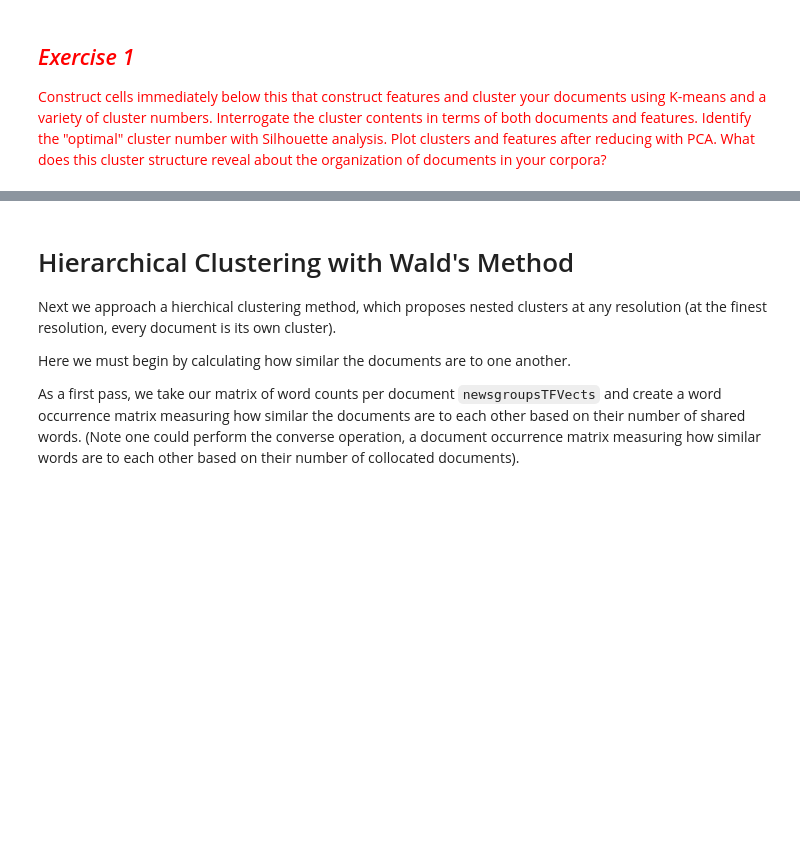
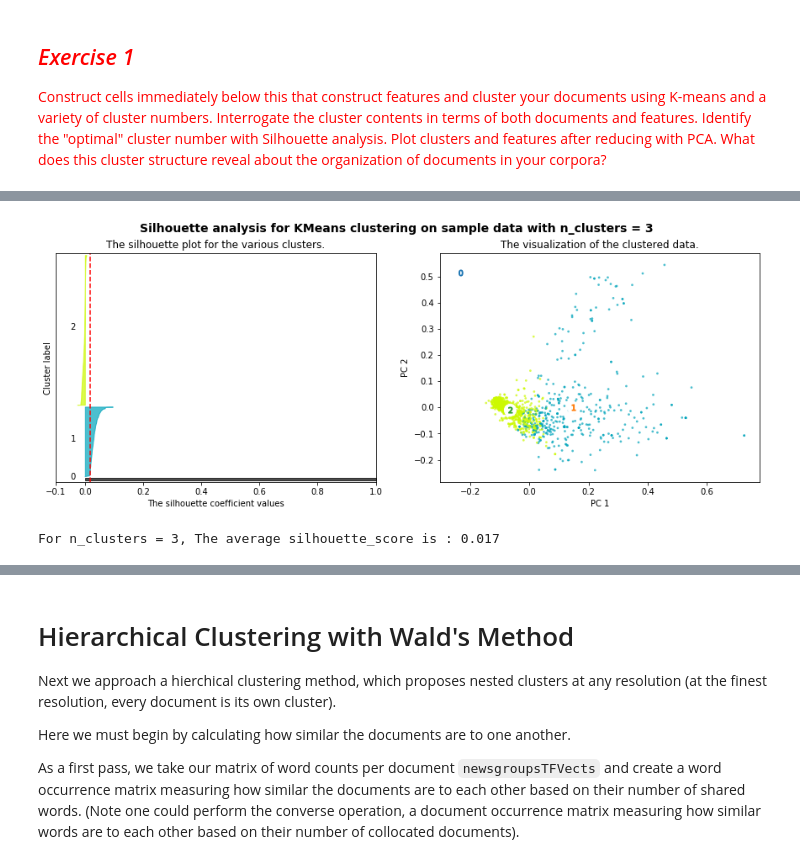
Before and after one commit to xywu-soc/content-analysis-2018, a Jupyter notebook: 3-Clustering-and-Topic-Modeling/3-Clustering-and-Topic-Modeling.ipynb, the cells around one changed output, grey strips where cells are left out. Drawn from its saved outputs; the diff is of its cells as text; code cells hidden in the pictures; blank space fills up the shorter version.

```diff
--- a/3-Clustering-and-Topic-Modeling/3-Clustering-and-Topic-Modeling.ipynb
+++ b/3-Clustering-and-Topic-Modeling/3-Clustering-and-Topic-Modeling.ipynb
@@ -491,0 +749,11 @@ music_df = pandas.DataFrame(music)
+# %%
+# PCA (n_components = 3)
+# PCA = sklearn.decomposition.PCA
+pca_3 = PCA(n_components = 3).fit(musicgroupsTFVects.toarray())
+reduced_data_3 = pca_3.transform(musicgroupsTFVects.toarray())
+# Silhouette analysis
+X = musicgroupsTFVects.toarray()
+plotSilhouette_revised(3, X, reduced_data_3)
+# %% [output]
+[figure, added]
+For n_clusters = 3, The average silhouette_score is : 0.017
```
Also changed, not shown: parts of 32 cells of this notebook.
